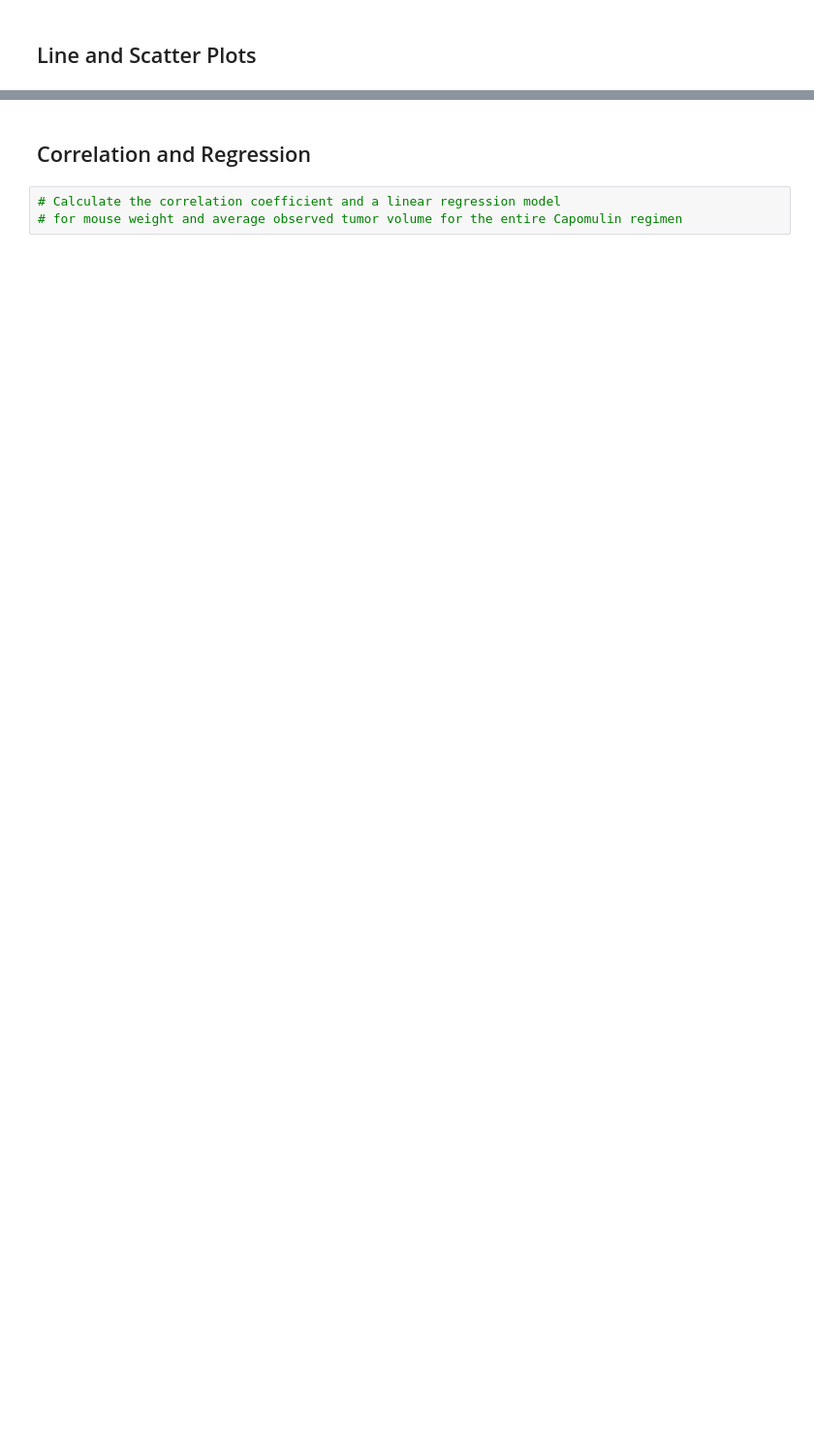
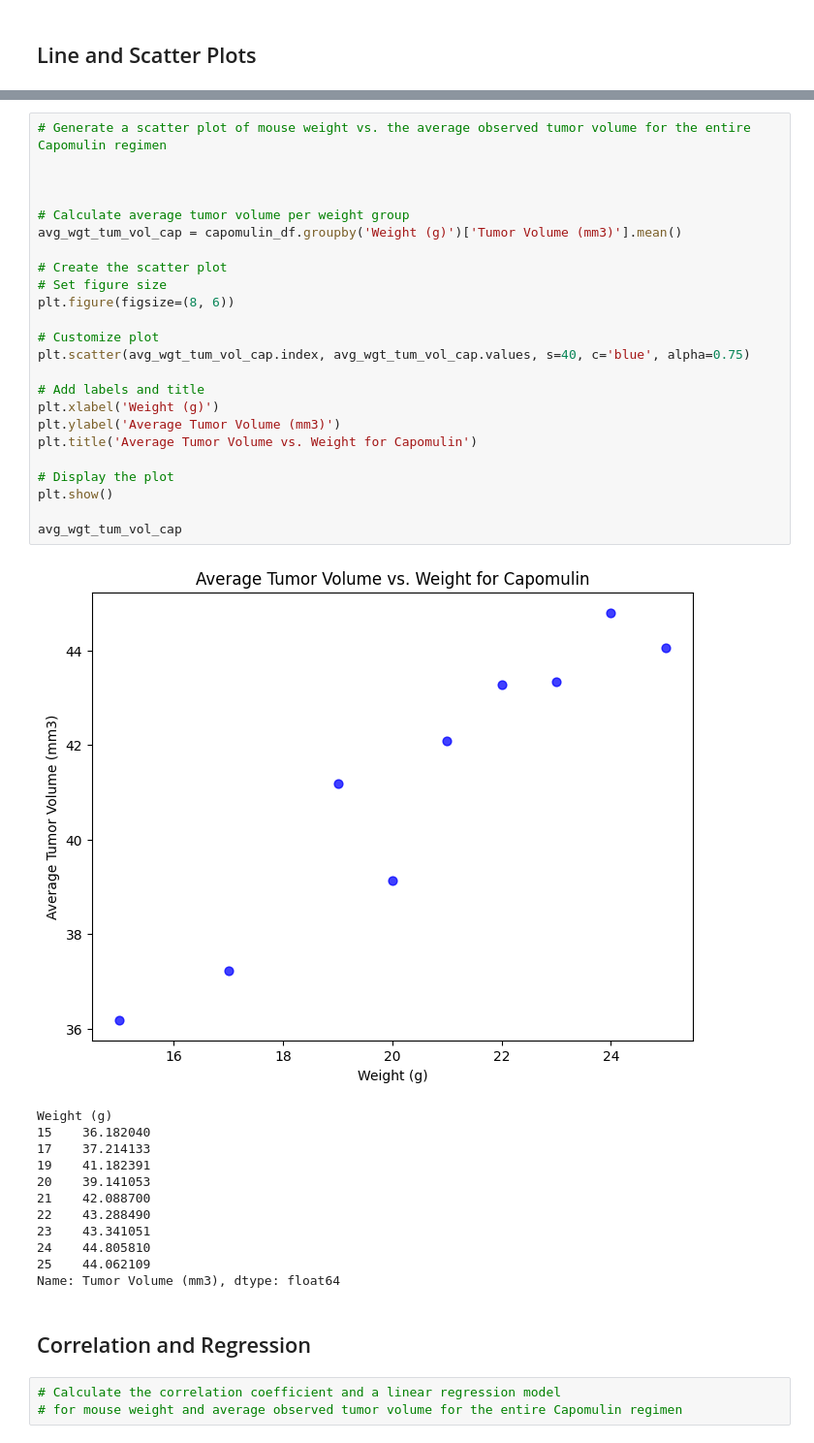
Before and after one commit to thaychansy/pymaceuticals, a Jupyter notebook: pymaceuticals.ipynb, the cells around one changed output, grey strips where cells are left out. Shown at 97% size. Saved outputs shown, nothing was run; the diff lists cells and outputs as text; blank space fills up the shorter version.

```diff
--- a/pymaceuticals.ipynb
+++ b/pymaceuticals.ipynb
@@ -305,3 +311,40 @@ Ceftamin's potential outliers: Series([], Name: Tumor Volume (mm3), dtype: float
+# %%
+# Generate a scatter plot of mouse weight vs. the average observed tumor volume for the entire Capomulin regimen
+
+
+
+# Calculate average tumor volume per weight group
+avg_wgt_tum_vol_cap = capomulin_df.groupby('Weight (g)')['Tumor Volume (mm3)'].mean()
+
+# Create the scatter plot
+# Set figure size
+plt.figure(figsize=(8, 6))
+
+# Customize plot
+plt.scatter(avg_wgt_tum_vol_cap.index, avg_wgt_tum_vol_cap.values, s=40, c='blue', alpha=0.75)
+
+# Add labels and title
+plt.xlabel('Weight (g)')
+plt.ylabel('Average Tumor Volume (mm3)')
+plt.title('Average Tumor Volume vs. Weight for Capomulin')
+
+# Display the plot
+plt.show()
+
+avg_wgt_tum_vol_cap
+# %% [output]
+[figure, added]
+Weight (g)
+15    36.182040
+17    37.214133
+19    41.182391
+20    39.141053
+21    42.088700
+22    43.288490
+23    43.341051
+24    44.805810
+25    44.062109
+Name: Tumor Volume (mm3), dtype: float64
 # %% [markdown]
 ## Correlation and Regression
 # %%
```
Also changed, not shown: parts of 6 cells of this notebook, 1 other file.
